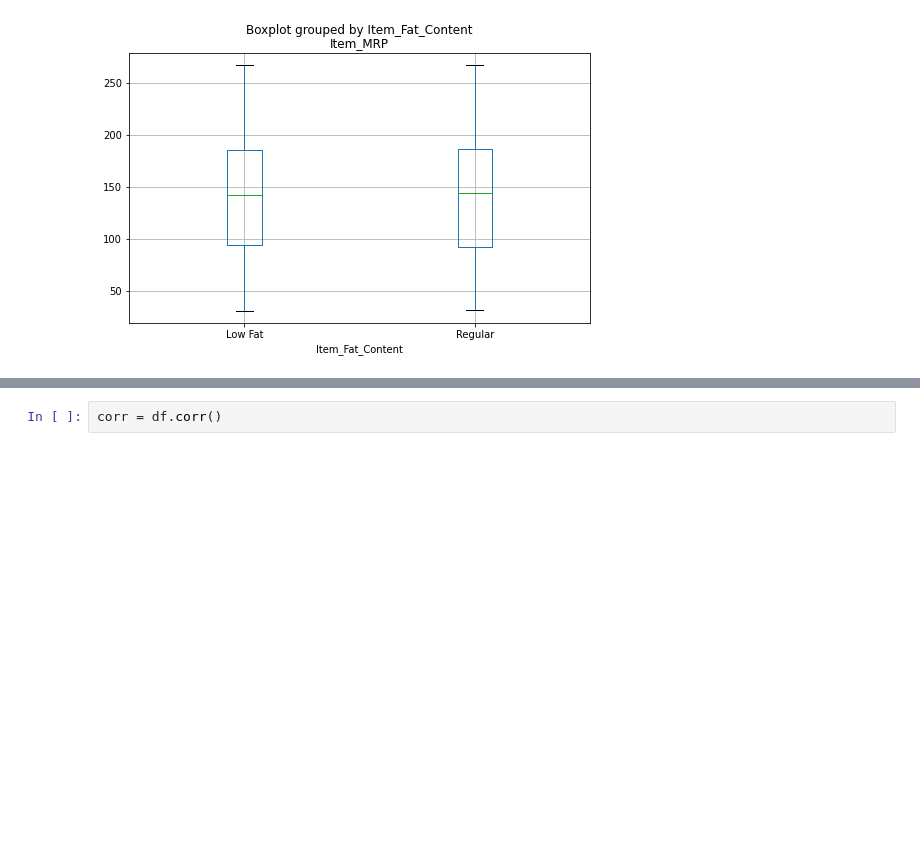
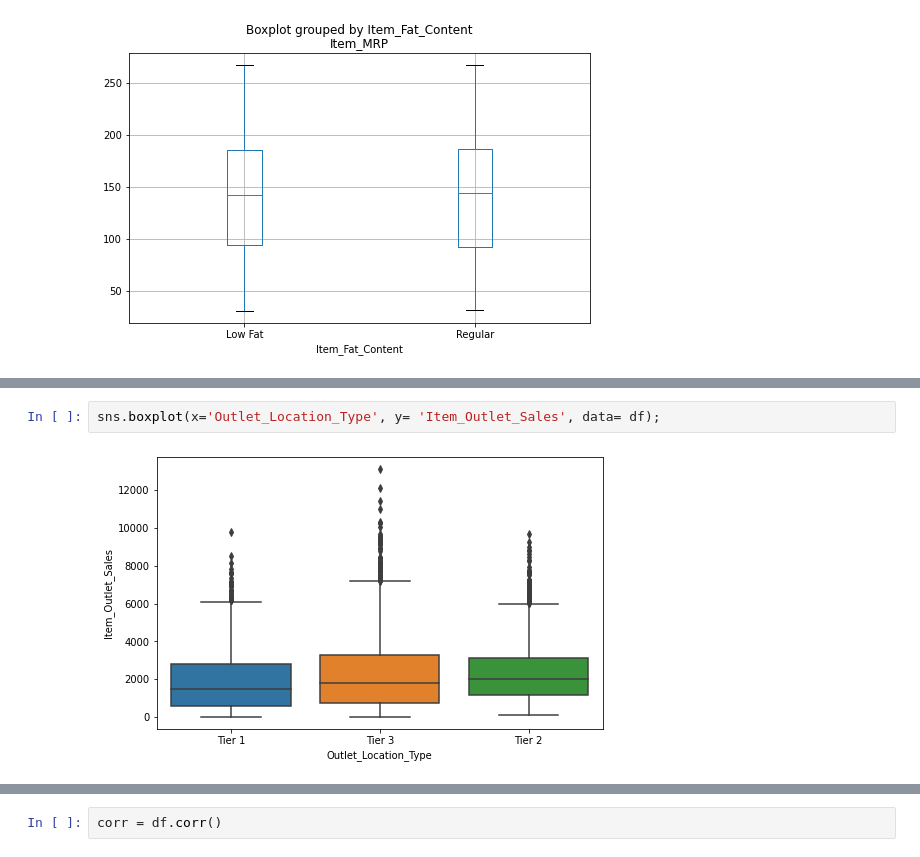
Before and after one commit to vinosraj/codingdojo-exercise, a Jupyter notebook: Project_1_Part_3.ipynb, the cells around one changed output, grey strips where cells are left out. Cells and saved outputs as stored; diff of their text form; blank space fills up the shorter version.

```diff
--- a/Project_1_Part_3.ipynb
+++ b/Project_1_Part_3.ipynb
@@ -439,0 +455,4 @@ df.boxplot(column='Item_MRP', by ='Item_Fat_Content');
+# %%
+sns.boxplot(x='Outlet_Location_Type', y= 'Item_Outlet_Sales', data= df);
+# %% [output]
+[figure, added]
```
Also changed, not shown: parts of 5 cells of this notebook.
